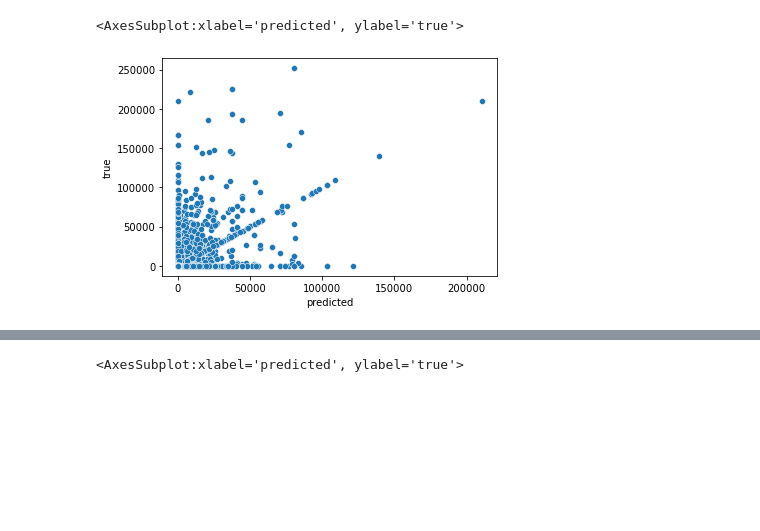
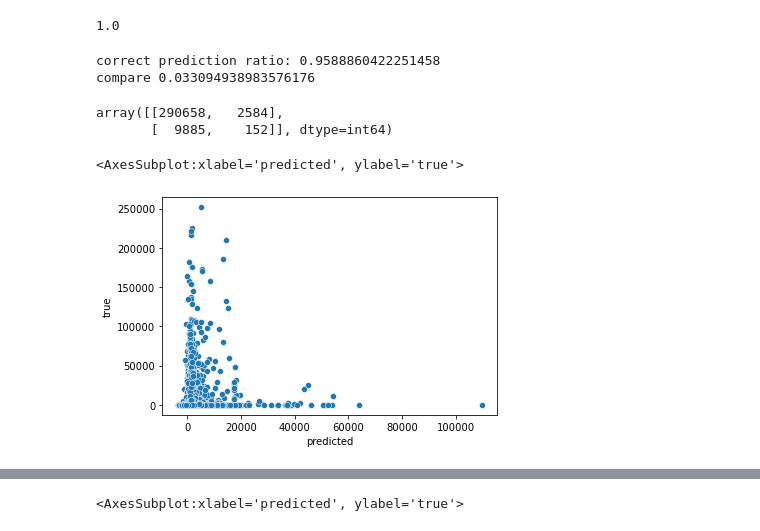
Before and after one commit to ElleNajt/ErdosInstitute-SIG_Project, a Jupyter notebook: Sandbox/ExploratoryDataAnalysis.ipynb, the cells around one changed output, grey strips where cells are left out. Cells and saved outputs as stored; diff of their text form; code cells hidden in the pictures; blank space fills up the shorter version.

```diff
--- a/Sandbox/ExploratoryDataAnalysis.ipynb
+++ b/Sandbox/ExploratoryDataAnalysis.ipynb
@@ -28,5 +109,5 @@ wsb
 # %%
 regex = re.compile('[^a-zA-Z ]')
 
-for col in ['title', 'author', 'text']:
+for col in ['title', 'author', 'selftext']:
     wsb[col] = wsb[col].apply(lambda x : regex.sub('', str(x) ))
@@ -46,0 +124,4 @@ X = vectorizer.fit_transform(corpus)
+# %%
+wsb['ignored'] = wsb['ups'] <= 100
+df = wsb #[ wsb['ups'] >= 20]
+print(sum(wsb['ignored']))
@@ -47,28 +137,60 @@ X = vectorizer.fit_transform(corpus)
+# %%
+wsb['unpopular'] = wsb['upvote_ratio'] <= 1
+wsb_noticed = wsb[~wsb['ignored']]
+df = wsb_noticed #[ wsb['ups'] >= 20]
+print(sum(wsb_noticed['unpopular'])/len(wsb_noticed))
+# %% [output]
+1.0
+# %%
+
+corpus = list(df["title"])
+vectorizer = CountVectorizer()
+X = vectorizer.fit_transform(corpus)
+# %%
+import sklearn.naive_bayes as NB
+
+y = df.unpopular
+
+X_train, X_test, y_train, y_test = train_test_split(X, y, test_size=0.33, random_state=46)
+
+
+clf = NB.BernoulliNB().fit(X = X_train, y = y_train)
+
+preds = clf.predict(X_test)
+print( "correct prediction ratio:" , sum ( preds == y_test) / len(y_test))
+
+#results = pd.DataFrame()
+#results["predicted"] = clf.predict(X_test)
+#results["true"] = list(y_test)
+#sns.scatterplot(data = results, x = "predicted", y = "true")
+
+print( "compare" , sum(y_test)/len(y_test))
+
+from sklearn.metrics import confusion_matrix
+confusion_matrix(y_test, preds)
+# %% [output]
+correct prediction ratio: 0.9588860422251458
+compare 0.033094938983576176
+array([[290658,   2584],
+       [  9885,    152]], dtype=int64)
 # %%
-def sigmoid(x):
-    return 1/ ( 1 + np.exp(-x))
 
-def logit(x):
-    if x != 0:
-        return x/(1 - x)
-    else:
-        return -999999999 # ...
 
 # y = list(map ( lambda x : sigmoid(x)  , wsb.upvote_ratio))
-y = wsb.ups
+y = df.ups
 
 X_train, X_test, y_train, y_test = train_test_split(X, y, test_size=0.33, random_state=46)
 
 
-clf = LinearRegression().fit(X_train, y_train)
+clf = sklm.Lasso().fit(X_train, y_train)
 
 results = pd.DataFrame()
 
 results["predicted"] = clf.predict(X_test)
 results["true"] = list(y_test)
 sns.scatterplot(data = results, x = "predicted", y = "true")
 # %% [output]
 <AxesSubplot:xlabel='predicted', ylabel='true'>
-[figure, old version]
+[figure, new version]
 # %%
 # %% [output]
```
Also changed, not shown: parts of 20 cells of this notebook, 2 other files.
